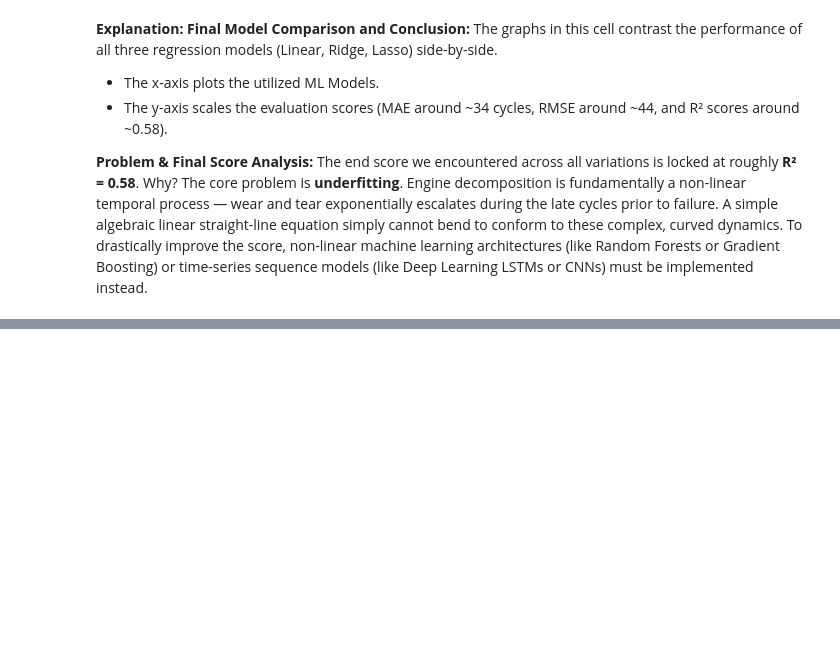
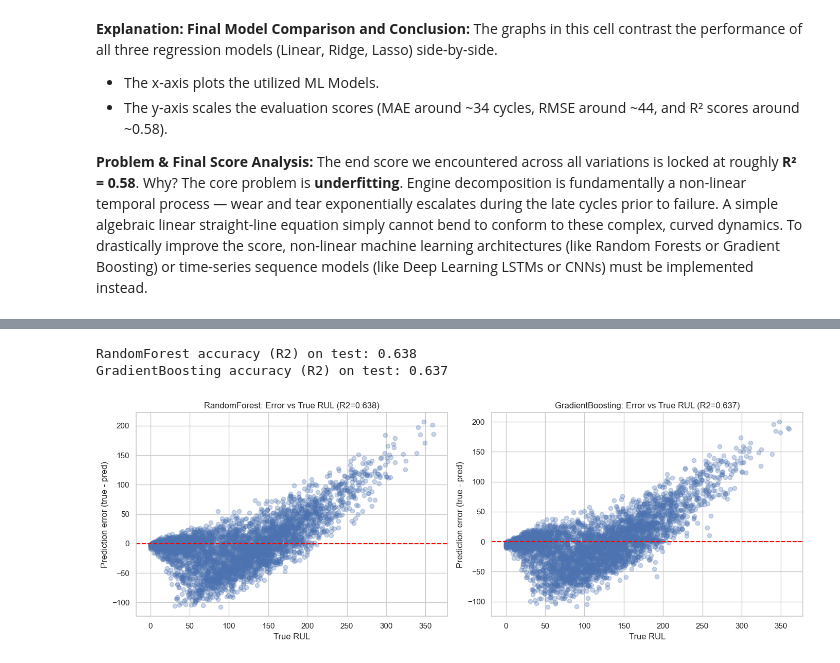
Before and after one commit to Gurpreetsingh2161/MaintAI, a Jupyter notebook: NASA_Turbofan/fd001_eda_and_models.ipynb, the cells around one changed output, grey strips where cells are left out. Saved outputs shown, nothing was run; the diff lists cells and outputs as text; code cells hidden in the pictures; blank space fills up the shorter version.

```diff
--- a/NASA_Turbofan/fd001_eda_and_models.ipynb
+++ b/NASA_Turbofan/fd001_eda_and_models.ipynb
@@ -557,0 +667,31 @@ The core problem is **underfitting**. Engine decomposition is fundamentally a no
+# %%
+# 10. Error vs True RUL and Accuracy for Tree Models
+test_df_rf = train_df.loc[X_test.index].copy()
+test_df_rf["y_true"] = y_test
+test_df_rf["y_pred_rf"] = y_test_pred_rf
+test_df_rf["error_rf"] = test_df_rf["y_true"] - test_df_rf["y_pred_rf"]
+test_df_gb = train_df.loc[X_test.index].copy()
+test_df_gb["y_true"] = y_test
+test_df_gb["y_pred_gb"] = y_test_pred_gb
+test_df_gb["error_gb"] = test_df_gb["y_true"] - test_df_gb["y_pred_gb"]
+rf_accuracy = metrics_rf_test["R2"]
+gb_accuracy = metrics_gb_test["R2"]
+print(f"RandomForest accuracy (R2) on test: {rf_accuracy:.3f}")
+print(f"GradientBoosting accuracy (R2) on test: {gb_accuracy:.3f}")
+fig, ax = plt.subplots(1, 2, figsize=(14, 5))
+ax[0].scatter(test_df_rf["y_true"], test_df_rf["error_rf"], alpha=0.3)
+ax[0].axhline(0, color="red", linestyle="--")
+ax[0].set_xlabel("True RUL")
+ax[0].set_ylabel("Prediction error (true - pred)")
+ax[0].set_title(f"RandomForest: Error vs True RUL (R2={rf_accuracy:.3f})")
+ax[1].scatter(test_df_gb["y_true"], test_df_gb["error_gb"], alpha=0.3)
+ax[1].axhline(0, color="red", linestyle="--")
+ax[1].set_xlabel("True RUL")
+ax[1].set_ylabel("Prediction error (true - pred)")
+ax[1].set_title(f"GradientBoosting: Error vs True RUL (R2={gb_accuracy:.3f})")
+plt.tight_layout()
+plt.show()
+# %% [output]
+RandomForest accuracy (R2) on test: 0.638
+GradientBoosting accuracy (R2) on test: 0.637
+[figure, added]
```
Also changed, not shown: parts of 3 cells of this notebook, 1 other file.
